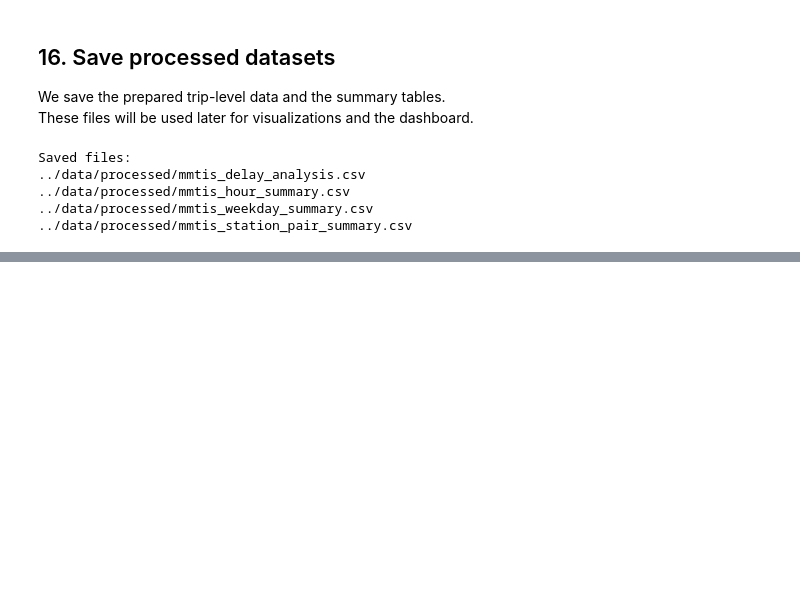
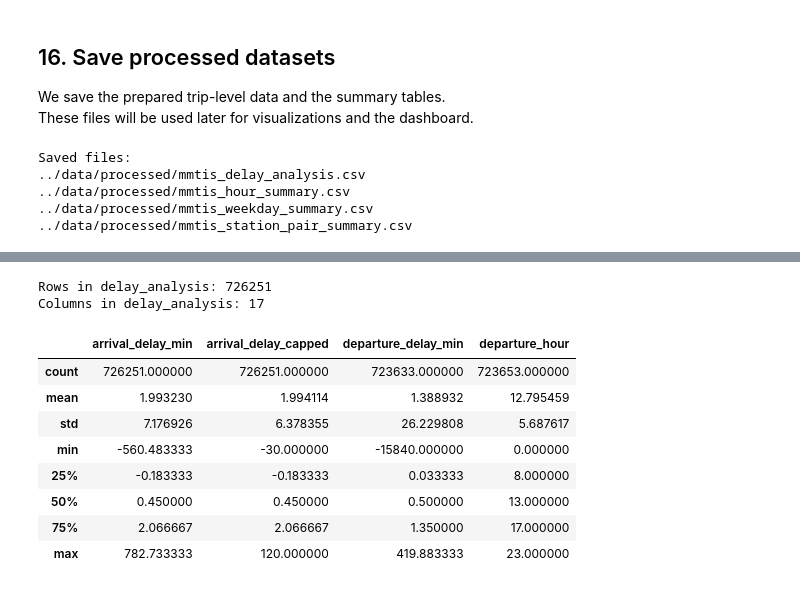
Before and after one commit to katerinadobrynina/is_oebb_on_time, a Jupyter notebook: notebooks/02_mmtis_loading_and_preparation.ipynb, the cells around one changed output, grey strips where cells are left out. Saved outputs shown, nothing was run; the diff lists cells and outputs as text; code cells hidden in the pictures; blank space fills up the shorter version.

```diff
--- a/notebooks/02_mmtis_loading_and_preparation.ipynb
+++ b/notebooks/02_mmtis_loading_and_preparation.ipynb
@@ -425,0 +437,27 @@ Saved files:
+# %%
+print("Rows in delay_analysis:", delay_analysis.shape[0])
+print("Columns in delay_analysis:", delay_analysis.shape[1])
+
+delay_analysis[
+    [
+        "arrival_delay_min",
+        "arrival_delay_capped",
+        "departure_delay_min",
+        "departure_hour",
+        "weekday",
+        "month",
+        "time_of_day"
+    ]
+].describe()
+# %% [output]
+Rows in delay_analysis: 726251
+Columns in delay_analysis: 17
+|  | arrival_delay_min | arrival_delay_capped | departure_delay_min | departure_hour |
+| count | 726251.000000 | 726251.000000 | 723633.000000 | 723653.000000 |
+| mean | 1.993230 | 1.994114 | 1.388932 | 12.795459 |
+| std | 7.176926 | 6.378355 | 26.229808 | 5.687617 |
+| min | -560.483333 | -30.000000 | -15840.000000 | 0.000000 |
+| 25% | -0.183333 | -0.183333 | 0.033333 | 8.000000 |
+| 50% | 0.450000 | 0.450000 | 0.500000 | 13.000000 |
+| 75% | 2.066667 | 2.066667 | 1.350000 | 17.000000 |
+| max | 782.733333 | 120.000000 | 419.883333 | 23.000000 |
```
Also changed, not shown: parts of 12 cells of this notebook.
